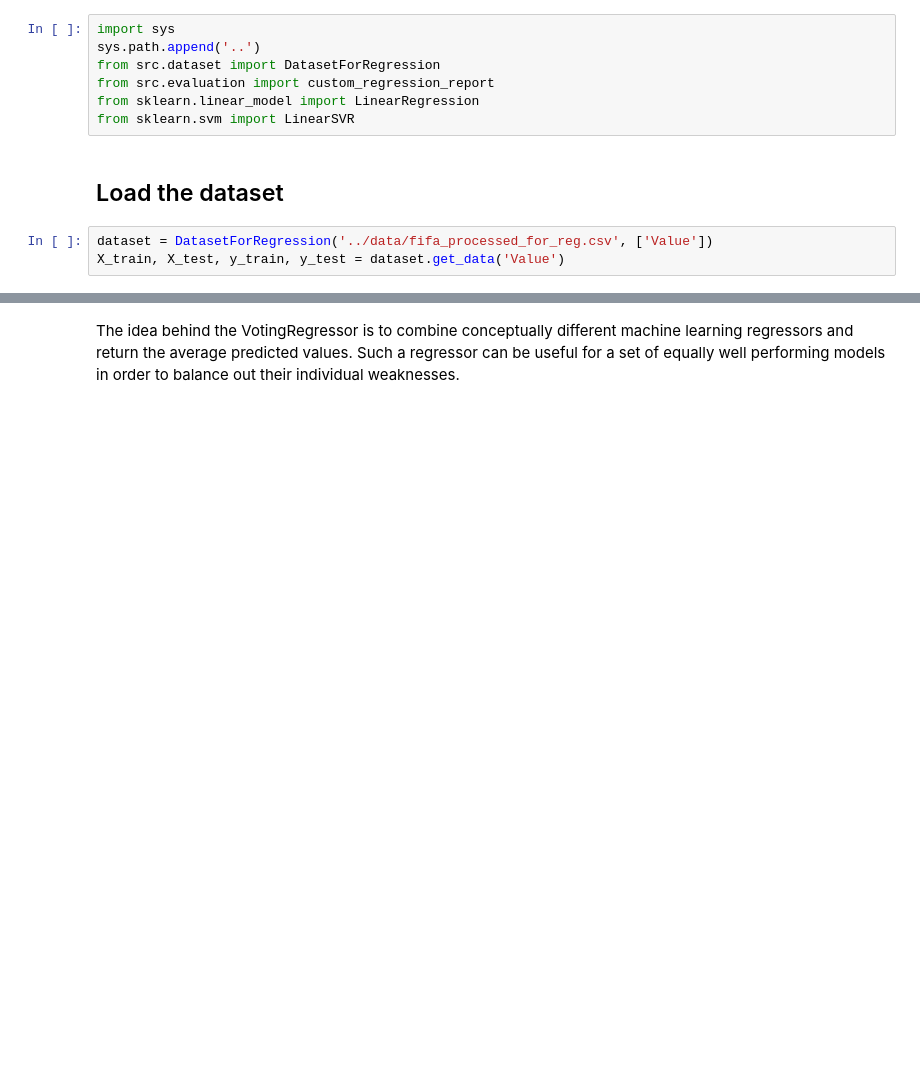
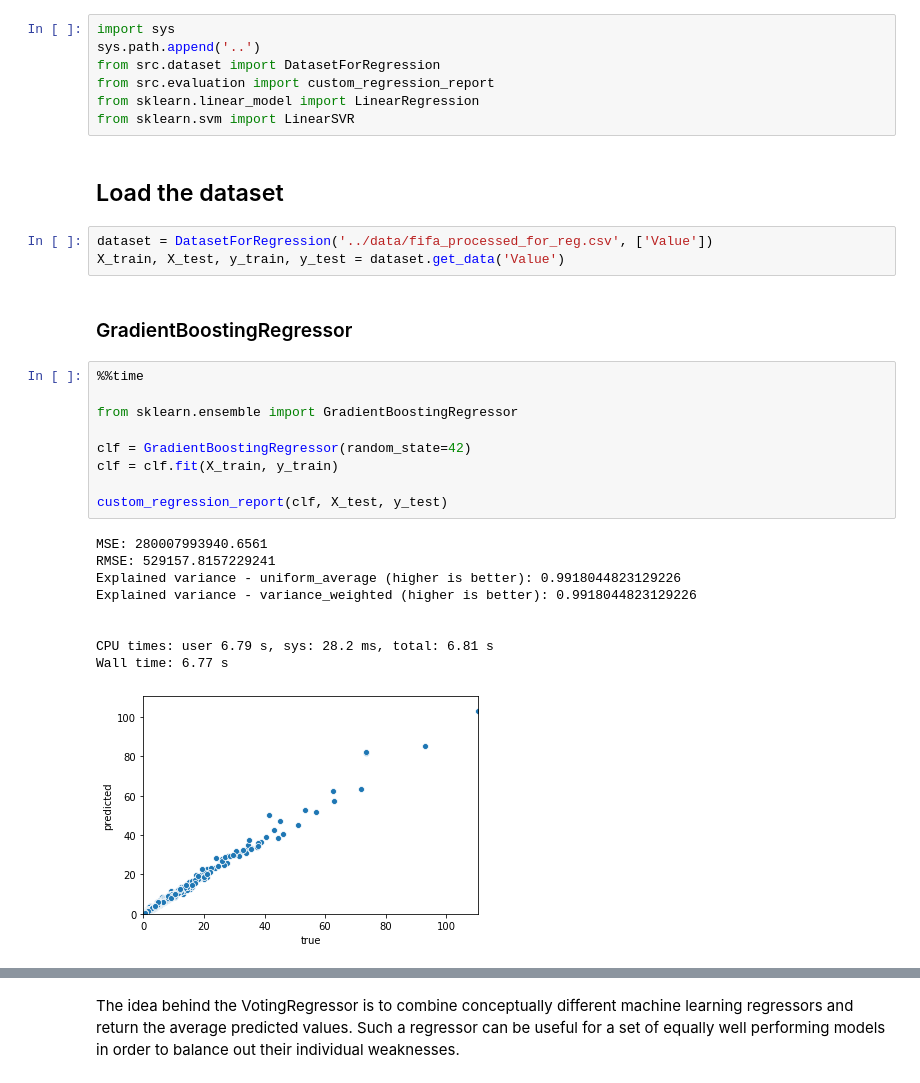
Before and after one commit to timzatko/fifa-19-dataset-machine-learning, a Jupyter notebook: notebooks/12_ensemble_regression.ipynb, the cells around one changed output, grey strips where cells are left out. Cells and saved outputs as stored; diff of their text form; blank space fills up the shorter version.

```diff
--- a/notebooks/12_ensemble_regression.ipynb
+++ b/notebooks/12_ensemble_regression.ipynb
@@ -19,3 +21,24 @@ from sklearn.svm import LinearSVR
 # %%
 dataset = DatasetForRegression('../data/fifa_processed_for_reg.csv', ['Value'])
 X_train, X_test, y_train, y_test = dataset.get_data('Value')
+# %% [markdown]
+### GradientBoostingRegressor
+# %%
+%%time
+
+from sklearn.ensemble import GradientBoostingRegressor
+
+clf = GradientBoostingRegressor(random_state=42)
+clf = clf.fit(X_train, y_train)
+
+custom_regression_report(clf, X_test, y_test)
+# %% [output]
+MSE: 280007993940.6561
+RMSE: 529157.8157229241
+Explained variance - uniform_average (higher is better): 0.9918044823129226
+Explained variance - variance_weighted (higher is better): 0.9918044823129226
+
+
+CPU times: user 6.79 s, sys: 28.2 ms, total: 6.81 s
+Wall time: 6.77 s
+[figure, added]
```
Also changed, not shown: parts of 9 cells of this notebook, 1 other file.
